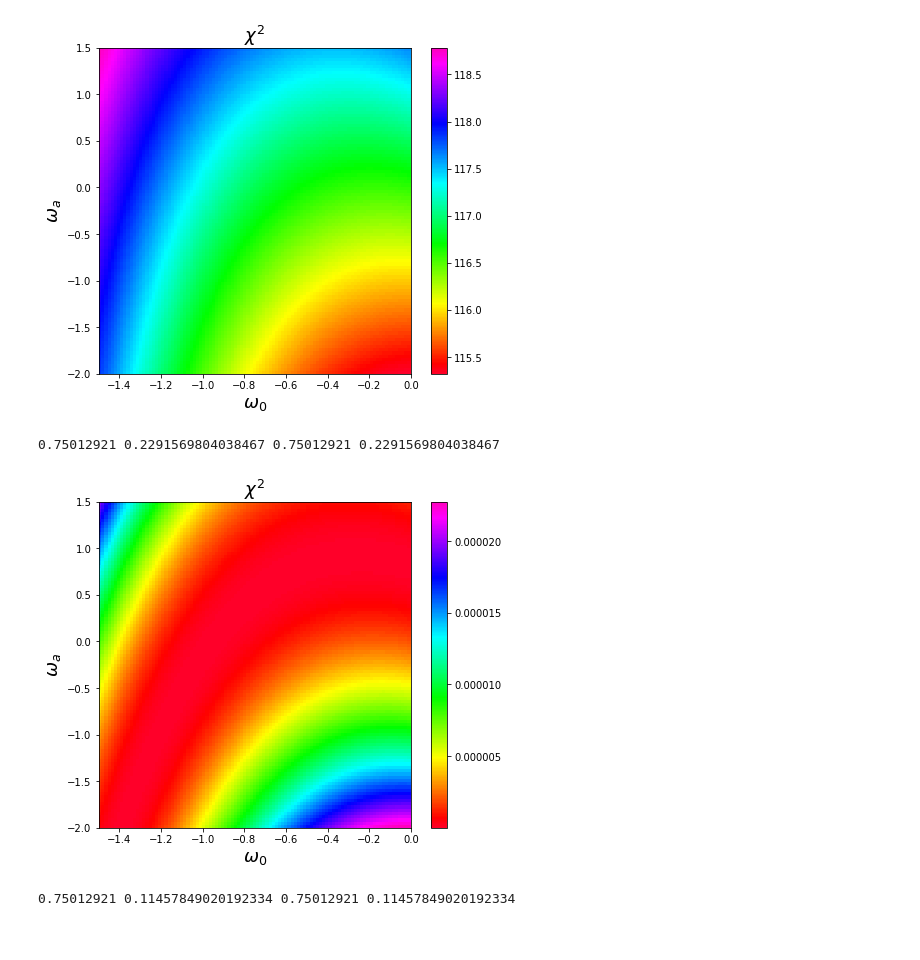
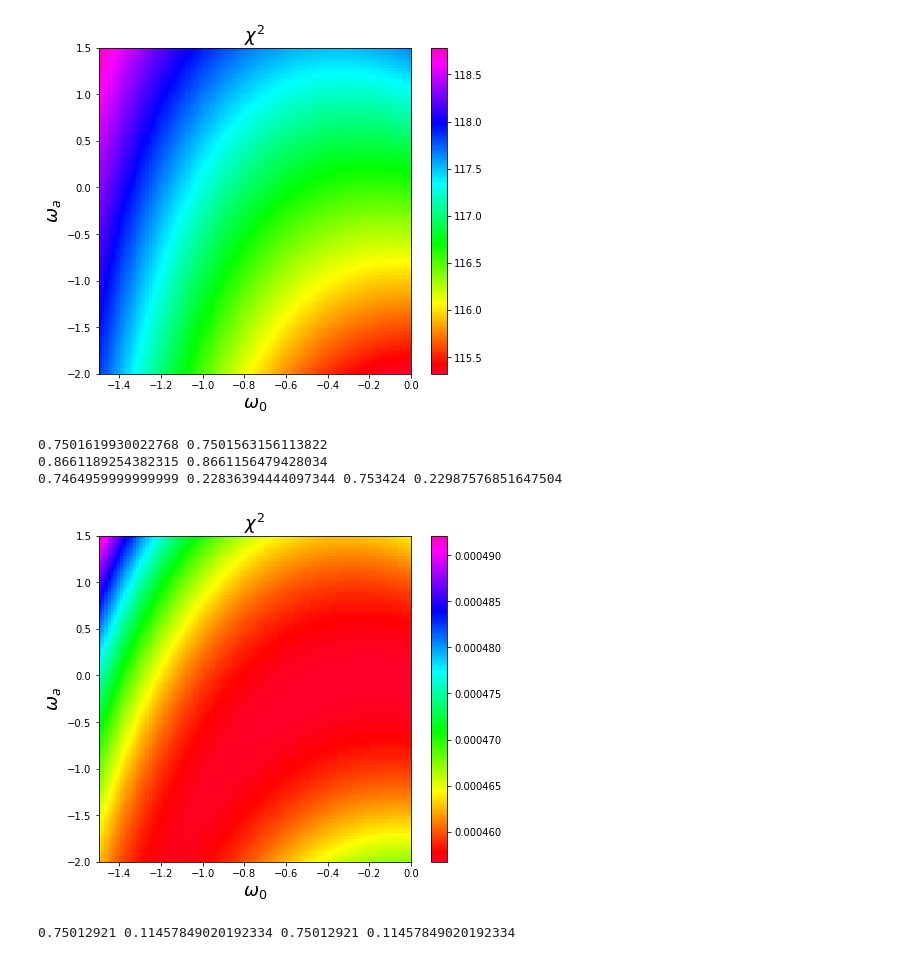
Before and after one commit to JimenaGonzalez/Astro-730, a Jupyter notebook: Project.ipynb, the cells around one changed output. Cells and saved outputs as stored; diff of their text form; code cells hidden in the pictures.

```diff
--- a/Project.ipynb
+++ b/Project.ipynb
@@ -101,21 +101,27 @@ contour(ome_0_values, ome_a_values, chi_squared_values)
 [figure]
 # %%
 #Distribution of redshits: z, z1= 2z, z2= 1.5z1, einstein radii fake, uncertainty beta 0.2
-Z_1, theta_11, theta_12 = [0.04956, 0.09912, 0.14868], [0.8661, 0.1, 0.1], [1, 0.1, 0.1]
-Z_2, theta_21, theta_22 = [0.04865, 0.09730, 0.14595], [0.8661, 0.1, 0.1], [1, 0.1, 0.1]
+Z_1, theta_11, theta_12 = [0.04956, 0.09912, 0.14868], [0.864, 0.1, 0.1], [1, 0.1, 0.1]
+Z_2, theta_21, theta_22 = [0.04865, 0.09730, 0.14595], [0.868, 0.1, 0.1], [1, 0.1, 0.1]
+ome_a, ome_0 = 0, -1
+beta_1, beta_2 = beta_calculation(Z_1), beta_calculation(Z_2)
+print(beta_1, beta_2)
+print(np.sqrt(beta_1), np.sqrt(beta_2))
 sigma_1, sigma_2 = sigma(theta_11, theta_12), sigma(theta_21, theta_22)
 sigma_s1, sigma_s2 = propagation_beta(theta_11, theta_12, sigma_1), propagation_beta(theta_21, theta_22, sigma_2)
 beta_1_exp, beta_2_exp = theta_11[0]**2/theta_12[0]**2, theta_21[0]**2/theta_22[0]**2
 print(beta_1_exp, sigma_s1, beta_2_exp, sigma_s2)
 for i in range(len(ome_a_values)):
     for j in range(len(ome_0_values)):
         ome_a, ome_0 = ome_a_values[i], ome_0_values[j]
         beta_1, beta_2 = beta_calculation(Z_1), beta_calculation(Z_2)
         chi_squared_values[i,j] = chi_squared(beta_1, beta_2)
 contour(ome_0_values, ome_a_values, chi_squared_values)
 # %% [output]
-0.75012921 0.2291569804038467 0.75012921 0.2291569804038467
+0.7501619930022768 0.7501563156113822
+0.8661189254382315 0.8661156479428034
+0.7464959999999999 0.22836394444097344 0.753424 0.22987576851647504
-[figure, old version]
+[figure, new version]
 # %%
 #Distribution of redshits: z, z1= 2z, z2= 1.5z1, einstein radii fake, uncertainty beta 0.1
 Z_1, theta_11, theta_12 = [0.04956, 0.09912, 0.14868], [0.8661, 0.05, 0.05], [1, 0.05, 0.05]
```
Also changed, not shown: parts of 1 cell of this notebook.
